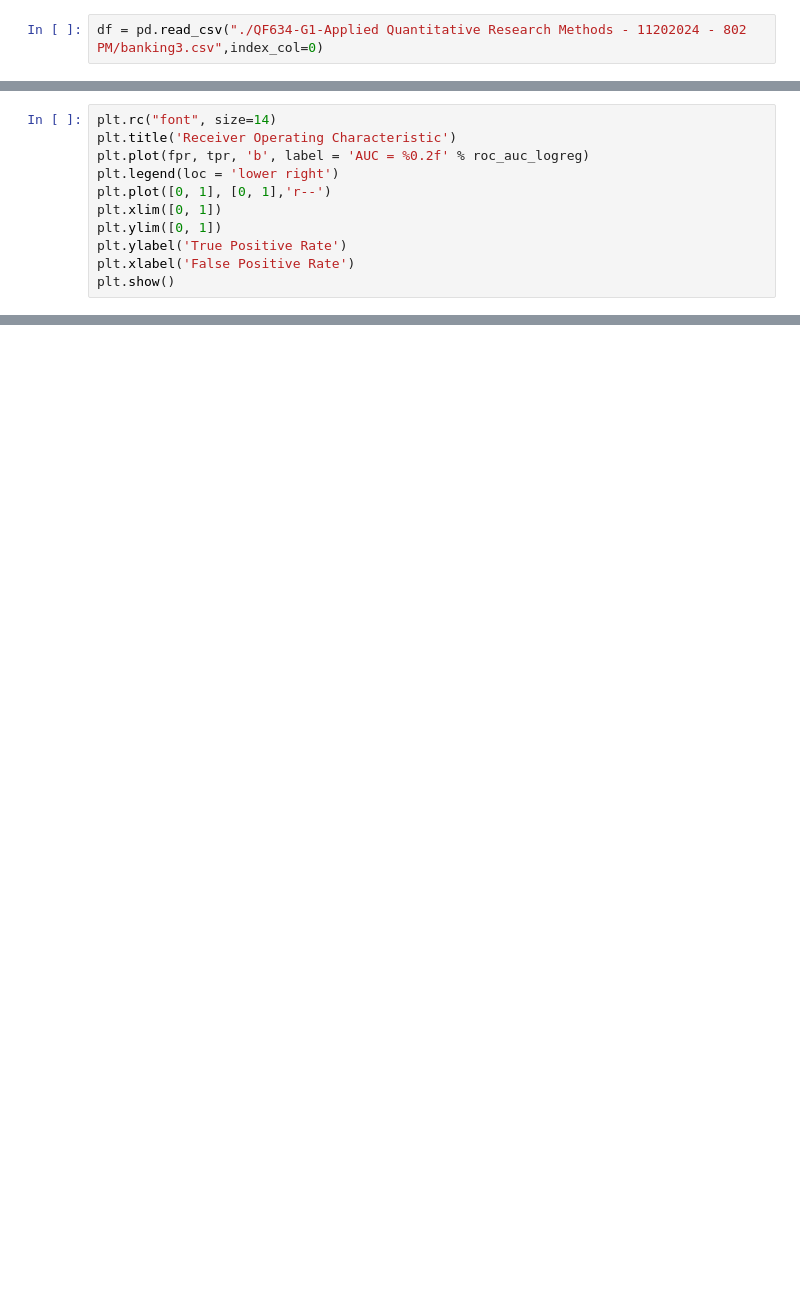
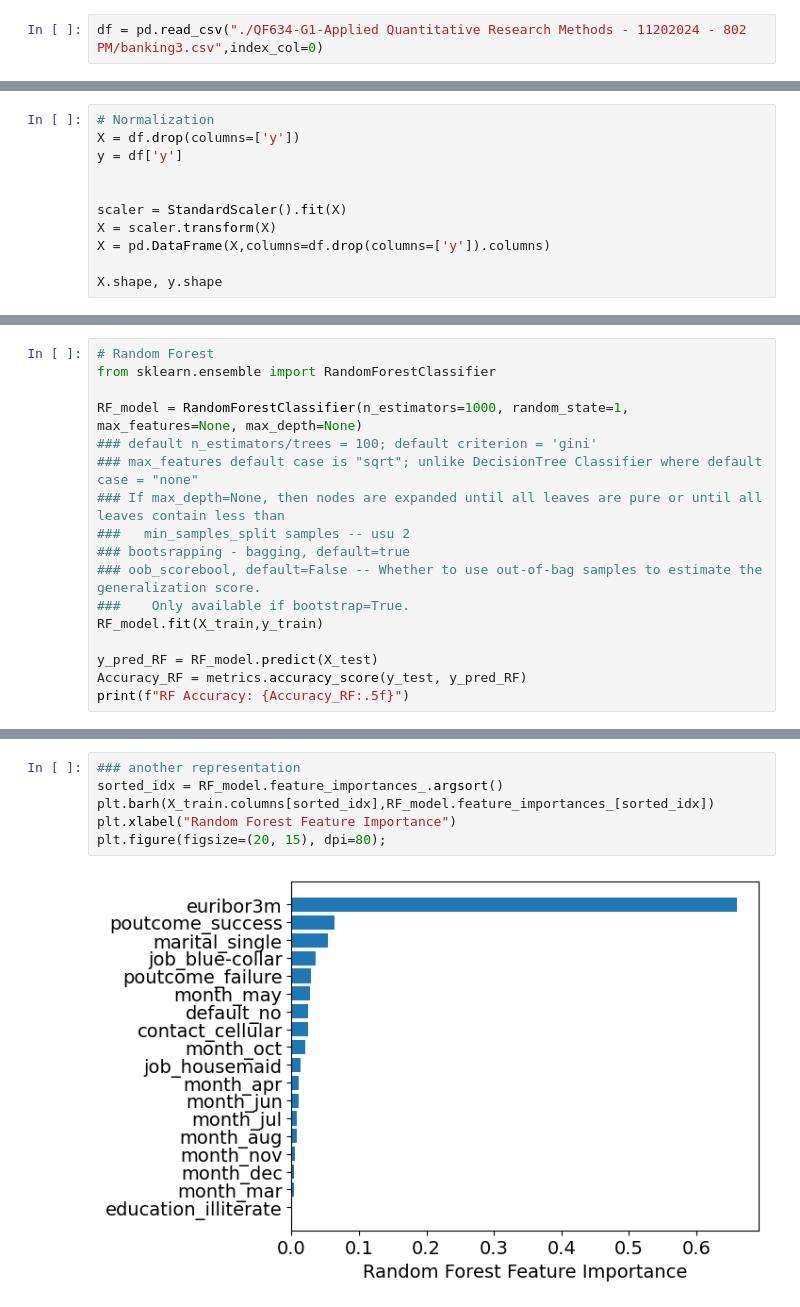
Before and after one commit to changjulian17/mqf_practice, a Jupyter notebook: QF634_Applied_Quantitative_Research_Methods/QF634_Homework3.ipynb, the cells around one changed output, grey strips where cells are left out. Cells and saved outputs as stored; diff of their text form; blank space fills up the shorter version.

```diff
--- a/QF634_Applied_Quantitative_Research_Methods/QF634_Homework3.ipynb
+++ b/QF634_Applied_Quantitative_Research_Methods/QF634_Homework3.ipynb
@@ -272,11 +42,0 @@ Scaled result no difference to non-scaled
-# %%
-plt.rc("font", size=14)
-plt.title('Receiver Operating Characteristic')
-plt.plot(fpr, tpr, 'b', label = 'AUC = %0.2f' % roc_auc_logreg)
-plt.legend(loc = 'lower right')
-plt.plot([0, 1], [0, 1],'r--')
-plt.xlim([0, 1])
-plt.ylim([0, 1])
-plt.ylabel('True Positive Rate')
-plt.xlabel('False Positive Rate')
-plt.show()
@@ -298,0 +43,11 @@ Deduct the mean from all values to translate to 0 axis
+# %%
+# Normalization
+X = df.drop(columns=['y'])
+y = df['y']
+
+
+scaler = StandardScaler().fit(X)
+X = scaler.transform(X)
+X = pd.DataFrame(X,columns=df.drop(columns=['y']).columns)
+
+X.shape, y.shape
@@ -298,0 +70,17 @@ Deduct the mean from all values to translate to 0 axis
+# %%
+# Random Forest
+from sklearn.ensemble import RandomForestClassifier
+
+RF_model = RandomForestClassifier(n_estimators=1000, random_state=1, max_features=None, max_depth=None)
+### default n_estimators/trees = 100; default criterion = 'gini'
+### max_features default case is "sqrt"; unlike DecisionTree Classifier where default case = "none"
+### If max_depth=None, then nodes are expanded until all leaves are pure or until all leaves contain less than
+###   min_samples_split samples -- usu 2
+### bootsrapping - bagging, default=true
+### oob_scorebool, default=False -- Whether to use out-of-bag samples to estimate the generalization score.
+###    Only available if bootstrap=True.
+RF_model.fit(X_train,y_train)
+
+y_pred_RF = RF_model.predict(X_test)
+Accuracy_RF = metrics.accuracy_score(y_test, y_pred_RF)
+print(f"RF Accuracy: {Accuracy_RF:.5f}")
@@ -298,0 +179,8 @@ Deduct the mean from all values to translate to 0 axis
+# %%
+### another representation
+sorted_idx = RF_model.feature_importances_.argsort()
+plt.barh(X_train.columns[sorted_idx],RF_model.feature_importances_[sorted_idx])
+plt.xlabel("Random Forest Feature Importance")
+plt.figure(figsize=(20, 15), dpi=80);
+# %% [output]
+[figure, added]
```
Also changed, not shown: parts of 58 cells of this notebook, 1 other file.
